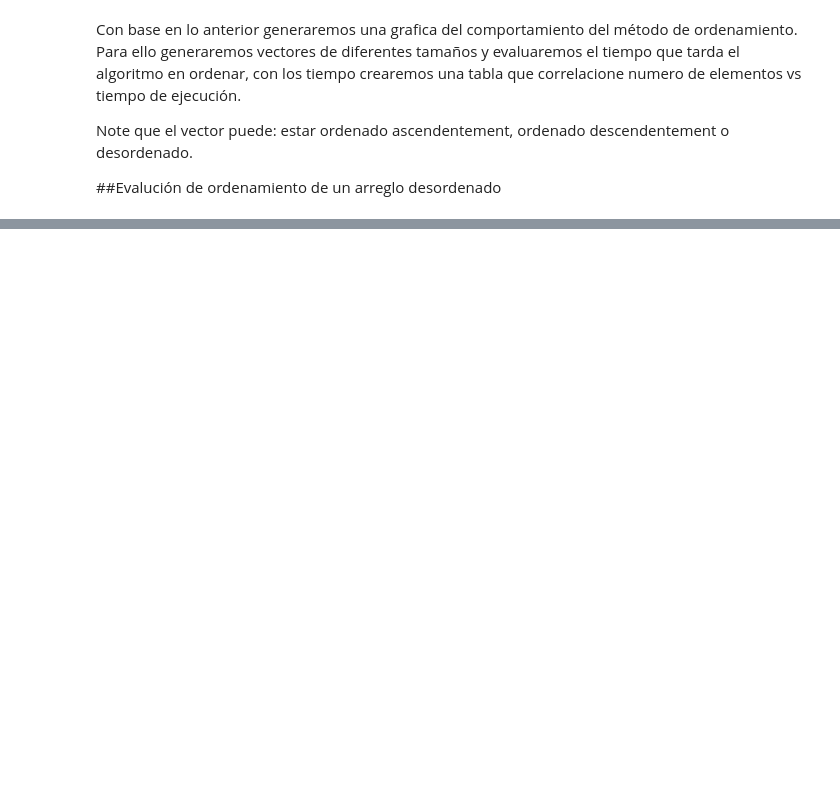
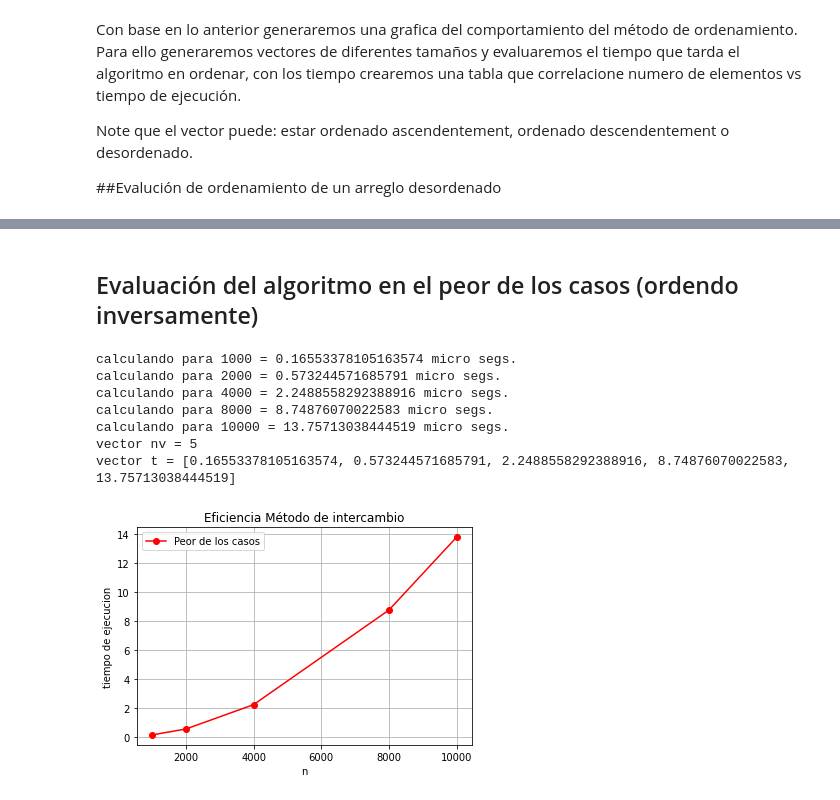
Before and after one commit to CastilloEdaUnam/Notas, a Jupyter notebook: EficienciaAlgoritmica.ipynb, the cells around one changed output, grey strips where cells are left out. Cells and saved outputs as stored; diff of their text form; code cells hidden in the pictures; blank space fills up the shorter version.

```diff
--- a/EficienciaAlgoritmica.ipynb
+++ b/EficienciaAlgoritmica.ipynb
@@ -542,0 +580,36 @@ plt.show()
+# %% [markdown]
+## Evaluación del algoritmo en el peor de los casos (ordendo inversamente)
+# %%
+import matplotlib.pyplot as plt
+
+#  tamaño de los vectores que se evaluaran
+t_peor = []
+for nk in nv:
+  print(f'calculando para {nk} = ',end='')
+  v = generaVector(nk,2)
+  tk = cronometra(v)
+  print(f'{tk} micro segs.')
+  t_peor.append(tk)
+
+print(f'vector nv = {n}')
+print(f'vector t = {t_peor}')
+
+fig, grafica = plt.subplots(facecolor='w', edgecolor='k')
+grafica.plot(nv,t_peor,marker='o',color='red')
+
+grafica.set_xlabel('n')
+grafica.set_ylabel('tiempo de ejecucion')
+grafica.grid(True)
+grafica.legend(['Peor de los casos'])
+
+plt.title('Eficiencia Método de intercambio')
+plt.show()
+# %% [output]
+calculando para 1000 = 0.16553378105163574 micro segs.
+calculando para 2000 = 0.573244571685791 micro segs.
+calculando para 4000 = 2.2488558292388916 micro segs.
+calculando para 8000 = 8.74876070022583 micro segs.
+calculando para 10000 = 13.75713038444519 micro segs.
+vector nv = 5
+vector t = [0.16553378105163574, 0.573244571685791, 2.2488558292388916, 8.74876070022583, 13.75713038444519]
+[figure, added]
```
Also changed, not shown: parts of 11 cells of this notebook.
